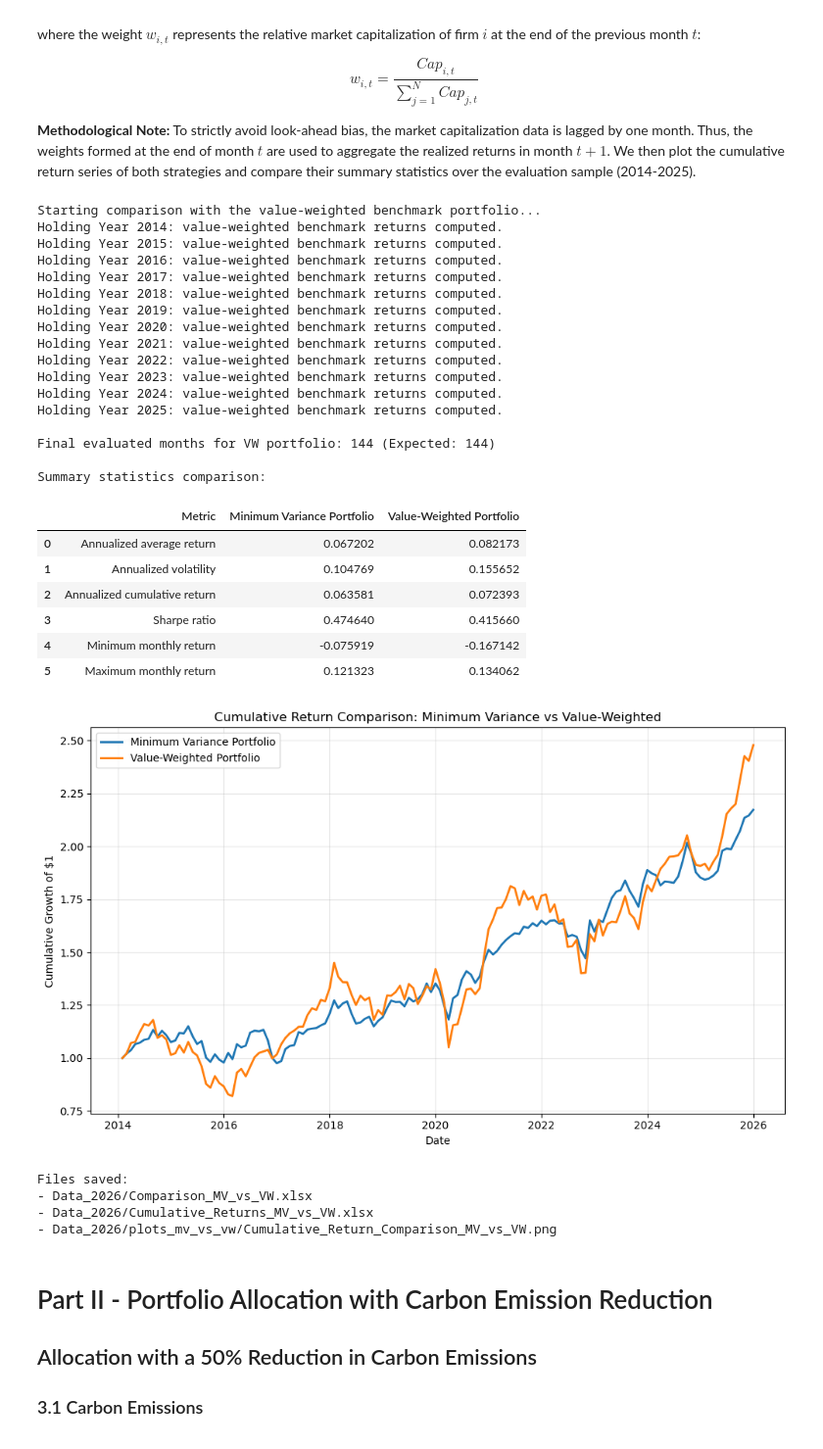
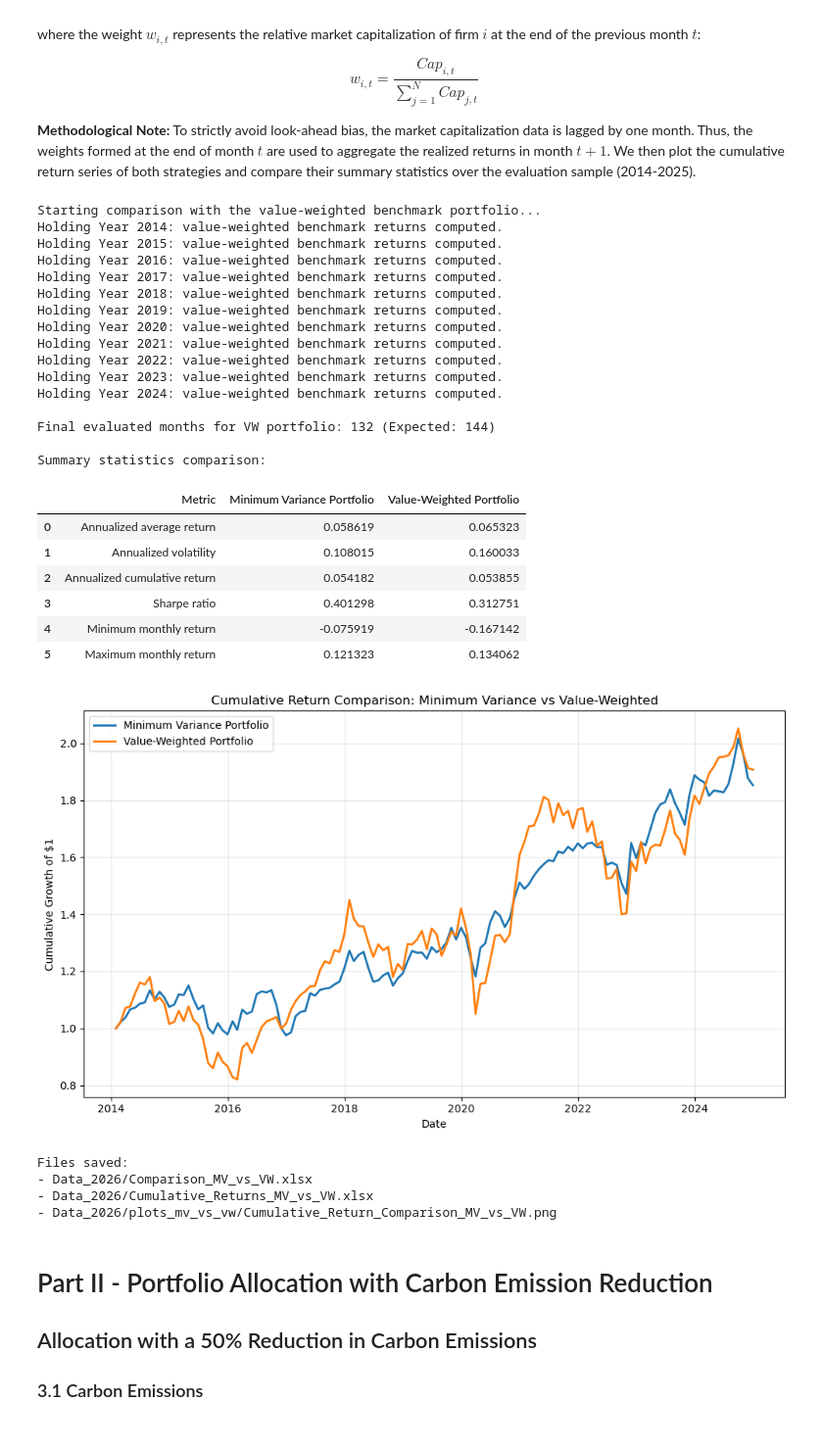
Before and after one commit to Tommy7-8/Project-Asset-Management, a Jupyter notebook: FinalClaudeModification.ipynb, the cells around one changed output. Shown at 98% size. Cells and saved outputs as stored; diff of their text form; code cells hidden in the pictures.

```diff
--- a/FinalClaudeModification.ipynb
+++ b/FinalClaudeModification.ipynb
@@ -222,7 +222,7 @@ print("Initiating dynamic filtering for 10-year rolling windows...")
 # Step 5: Dynamic Universe Construction
 # We identify eligible firms for each year based on historical liquidity and ESG disclosure.
 valid_investment_sets = {}
-estimation_years = range(2009, 2025)
+estimation_years = range(2009, 2024)
 
 for Y in estimation_years:
     # Define the 10-year rolling estimation window (Dec Y-9 to Dec Y)
@@ -313,7 +312,7 @@ print("Calculating Expected Returns and Covariance Matrices...")
 mu_estimates = {}
 sigma_estimates = {}
 
-estimation_years = range(2009, 2025)
+estimation_years = range(2009, 2024)
 
 for Y in estimation_years:
 
@@ -553,7 +555,7 @@ portfolio_oos_series = pd.Series(out_of_sample_returns, index=out_of_sample_date
 print("\nComputing Portfolio Characteristics over the sample...")
 
 # Slice the series strictly for the evaluation period (Jan 2014 to Dec 2025)
-portfolio_oos_series = portfolio_oos_series.loc['2014-01-01':'2025-12-31']
+portfolio_oos_series = portfolio_oos_series.loc['2014-01-01':'2024-12-31']
 print(f"Final evaluated months: {len(portfolio_oos_series)} (Expected: 144)")
 
 # --- Risk-Free Rate Integration ---
@@ -718,7 +719,7 @@ vw_out_of_sample_dates = []
 for holding_year in sorted(valid_investment_sets.keys()):
 
     # Restrict to the project evaluation period
-    if holding_year < 2014 or holding_year > 2025:
+    if holding_year < 2014 or holding_year > 2024:
         continue
 
     # Use the same yearly investment set as for the MV portfolio
@@ -763,7 +764,7 @@ for holding_year in sorted(valid_investment_sets.keys()):
 portfolio_vw_series = pd.Series(vw_out_of_sample_returns, index=vw_out_of_sample_dates)
 
 # Restrict strictly to the evaluation sample
-portfolio_vw_series = portfolio_vw_series.loc['2014-01-01':'2025-12-31']
+portfolio_vw_series = portfolio_vw_series.loc['2014-01-01':'2024-12-31']
 
 print(f"\nFinal evaluated months for VW portfolio: {len(portfolio_vw_series)} (Expected: 144)")
 
@@ -771,7 +772,7 @@ print(f"\nFinal evaluated months for VW portfolio: {len(portfolio_vw_series)} (E
 # 3. Prepare the Minimum Variance Portfolio for Comparison
 # --------------------------------------------------------
 portfolio_mv_series = portfolio_oos_series.copy()
-portfolio_mv_series = portfolio_mv_series.loc['2014-01-01':'2025-12-31']
+portfolio_mv_series = portfolio_mv_series.loc['2014-01-01':'2024-12-31']
 
 # Convert both indices to monthly periods for perfect alignment
 portfolio_mv_series.index = portfolio_mv_series.index.to_period('M')
@@ -899,40 +900,39 @@ plt.xlabel('Date')
 plt.ylabel('Cumulative Growth of $1')
 plt.legend()
 plt.grid(True, alpha=0.3)
 plt.tight_layout()
 plt.savefig(f"{output_dir}/Cumulative_Return_Comparison_MV_vs_VW.png", dpi=300, bbox_inches='tight')
 plt.close()
 
 print("\nFiles saved:")
 print("- Data_2026/Comparison_MV_vs_VW.xlsx")
 print("- Data_2026/Cumulative_Returns_MV_vs_VW.xlsx")
 print(f"- {output_dir}/Cumulative_Return_Comparison_MV_vs_VW.png")
 # %% [output]
 Starting comparison with the value-weighted benchmark portfolio...
 Holding Year 2014: value-weighted benchmark returns computed.
 Holding Year 2015: value-weighted benchmark returns computed.
 Holding Year 2016: value-weighted benchmark returns computed.
 Holding Year 2017: value-weighted benchmark returns computed.
 Holding Year 2018: value-weighted benchmark returns computed.
 Holding Year 2019: value-weighted benchmark returns computed.
 Holding Year 2020: value-weighted benchmark returns computed.
 Holding Year 2021: value-weighted benchmark returns computed.
 Holding Year 2022: value-weighted benchmark returns computed.
 Holding Year 2023: value-weighted benchmark returns computed.
 Holding Year 2024: value-weighted benchmark returns computed.
-Holding Year 2025: value-weighted benchmark returns computed.
 
-Final evaluated months for VW portfolio: 144 (Expected: 144)
+Final evaluated months for VW portfolio: 132 (Expected: 144)
 
 Summary statistics comparison:
 |  | Metric | Minimum Variance Portfolio | Value-Weighted Portfolio |
-| 0 | Annualized average return | 0.067202 | 0.082173 |
-| 1 | Annualized volatility | 0.104769 | 0.155652 |
-| 2 | Annualized cumulative return | 0.063581 | 0.072393 |
-| 3 | Sharpe ratio | 0.474640 | 0.415660 |
+| 0 | Annualized average return | 0.058619 | 0.065323 |
+| 1 | Annualized volatility | 0.108015 | 0.160033 |
+| 2 | Annualized cumulative return | 0.054182 | 0.053855 |
+| 3 | Sharpe ratio | 0.401298 | 0.312751 |
 | 4 | Minimum monthly return | -0.075919 | -0.167142 |
 | 5 | Maximum monthly return | 0.121323 | 0.134062 |
-[figure, old version]
+[figure, new version]
 Files saved:
 - Data_2026/Comparison_MV_vs_VW.xlsx
 - Data_2026/Cumulative_Returns_MV_vs_VW.xlsx
```
Also changed, not shown: parts of 7 cells of this notebook.
